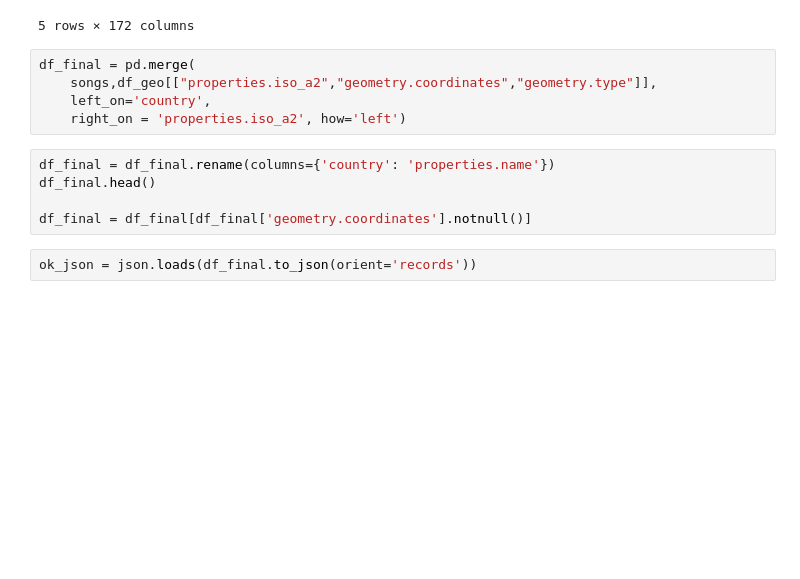
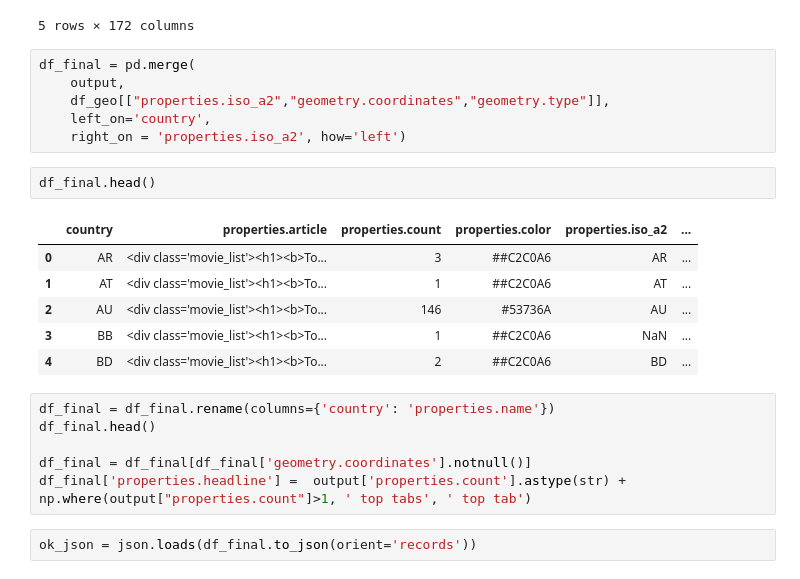
Before and after one commit to cj-robinson/ultimate-guitar-popular-tabs, a Jupyter notebook: 5_map_graphs.ipynb, the cells around one changed output. Drawn from its saved outputs; the diff is of its cells as text; blank space fills up the shorter version.

```diff
--- a/5_map_graphs.ipynb
+++ b/5_map_graphs.ipynb
@@ -105,14 +106,25 @@ df_geo.head()
 5 rows × 172 columns
 # %%
 df_final = pd.merge(
-    songs,df_geo[["properties.iso_a2","geometry.coordinates","geometry.type"]],
+    output,
+    df_geo[["properties.iso_a2","geometry.coordinates","geometry.type"]],
     left_on='country',
     right_on = 'properties.iso_a2', how='left')
+# %%
+df_final.head()
+# %% [output]
+|  | country | properties.article | properties.count | properties.color | properties.iso_a2 | ... |
+| 0 | AR | <div class='movie_list'><h1><b>To... | 3 | ##C2C0A6 | AR | ... |
+| 1 | AT | <div class='movie_list'><h1><b>To... | 1 | ##C2C0A6 | AT | ... |
+| 2 | AU | <div class='movie_list'><h1><b>To... | 146 | #53736A | AU | ... |
+| 3 | BB | <div class='movie_list'><h1><b>To... | 1 | ##C2C0A6 | NaN | ... |
+| 4 | BD | <div class='movie_list'><h1><b>To... | 2 | ##C2C0A6 | BD | ... |
 # %%
 df_final = df_final.rename(columns={'country': 'properties.name'})
 df_final.head()
 
 df_final = df_final[df_final['geometry.coordinates'].notnull()]
+df_final['properties.headline'] =  output['properties.count'].astype(str) + np.where(output["properties.count"]>1, ' top tabs', ' top tab')
 # %%
 ok_json = json.loads(df_final.to_json(orient='records'))
 # %%
```
Also changed, not shown: parts of 8 cells of this notebook, 2 other files.
